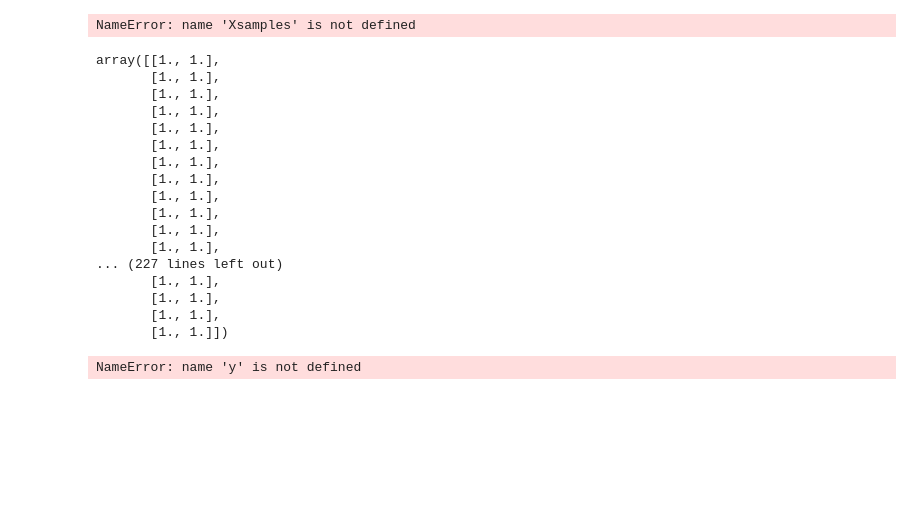
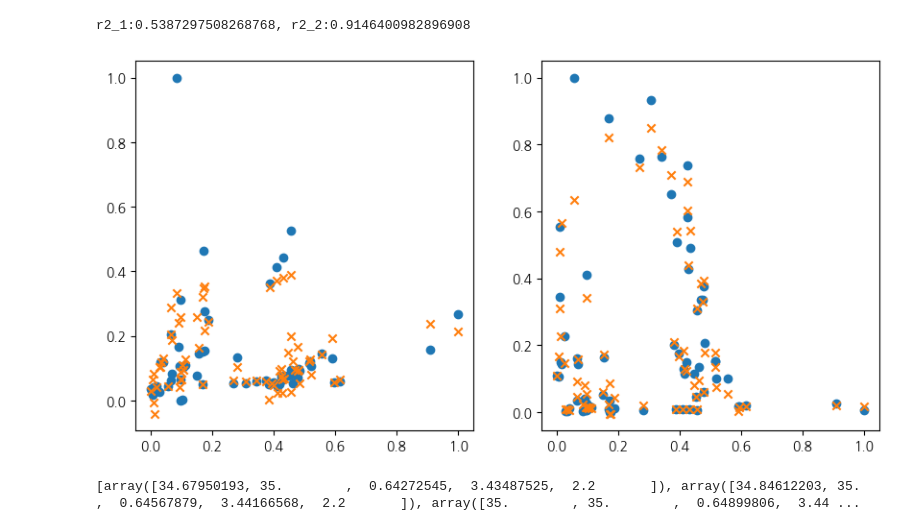
Before and after one commit to 100sjun/repos_python, a Jupyter notebook: Project/BMED/Bayesian Optimization_BMED.ipynb, the cells around one changed output. Drawn from its saved outputs; the diff is of its cells as text; code cells hidden in the pictures; blank space fills up the shorter version.

```diff
--- a/Project/BMED/Bayesian Optimization_BMED.ipynb
+++ b/Project/BMED/Bayesian Optimization_BMED.ipynb
@@ -311,24 +260,0 @@ TypeError: GaussianProcessRegressor.predict() missing 1 required positional argu
-# %%
-mu, std = surrogate(model, Xsamples)
-# %% [output]
-NameError: name 'Xsamples' is not defined
-# %%
-std
-# %% [output]
-array([[1., 1.],
-       [1., 1.],
-       [1., 1.],
-       [1., 1.],
-       [1., 1.],
-       [1., 1.],
-       [1., 1.],
-       [1., 1.],
-       [1., 1.],
-       [1., 1.],
-       [1., 1.],
-       [1., 1.],
-... (227 lines left out)
-       [1., 1.],
-       [1., 1.],
-       [1., 1.],
-       [1., 1.]])
@@ -363,14 +261,39 @@ for train_index, val_index in kfold.split(X_train):
-# %%
-# best result
-score3=np.zeros(len(y))
-for i in range(len(y)):
-        score3[i] = eval(y[i])
-ix = np.argmin(score3)
-print(X[ix], y[ix])
-
-plt.scatter(score3)
-
-,[16.0505649,1.19114408,-0.68813221]
-,[67.19,49.637]
-# %% [output]
-NameError: name 'y' is not defined
+# %%
+yt1,_ = GPR1.predict(mX,[i[0] for i in mY])
+yt2,_ = GPR2.predict(mX,[i[1] for i in mY])
+
+fig, axs = plt.subplots(1,2, figsize =(10,5))
+
+axs[0].scatter([i[3] for i in mX],[i[0] for i in mY],marker='o')
+axs[0].scatter([i[3] for i in mX],yt1,marker='x')
+
+axs[1].scatter([i[3] for i in mX],[i[1] for i in mY],marker='o')
+axs[1].scatter([i[3] for i in mX],yt2,marker='x')
+
+r2_1 = r2_score([i[0] for i in mY],yt1)
+r2_2 = r2_score([i[1] for i in mY],yt2)
+print(f'r2_1:{r2_1}, r2_2:{r2_2}')
+# %% [output]
+r2_1:0.5387297508268768, r2_2:0.9146400982896908
+[figure, added]
+# %%
+def func_maximize(x,w):
+    rx = [(x[0]-np.min(T))/(np.max(T)-np.min(T)),(x[1]-np.min(V))/(np.max(V)-np.min(V)),(x[2]-np.min(E))/(np.max(E)-np.min(E)),(x[3]-np.min(FLA))/(np.max(FLA)-np.min(FLA)),(x[4]-np.min(ALA))/(np.max(ALA)-np.min(ALA))]
+    yhat1 = GPR1.predict([rx], return_std=False)
+    yhat2 = GPR2.predict([rx], return_std=False)
+    return -(w*(1-yhat1) + (1-w)*yhat2)
+
+
+w0 = np.arange(0.1,0.95,0.05)
+sol = []
+
+for i in w0:
+    x0 = [30, 22.5, 0.625, 2.6, 1.1]
+    bounds = [(25,35),(10,35),(0.25,1),(0,5.2),(0,2.2)]
+
+    res = minimize(func_maximize,x0,bounds=bounds,args=(i))
+    sol.append(res.x)
+
+print(sol)
+# %% [output]
+[array([34.67950193, 35.        ,  0.64272545,  3.43487525,  2.2       ]), array([34.84612203, 35.        ,  0.64567879,  3.44166568,  2.2       ]), array([35.        , 35.        ,  0.64899806,  3.44 ...
```
Also changed, not shown: parts of 9 cells of this notebook.
